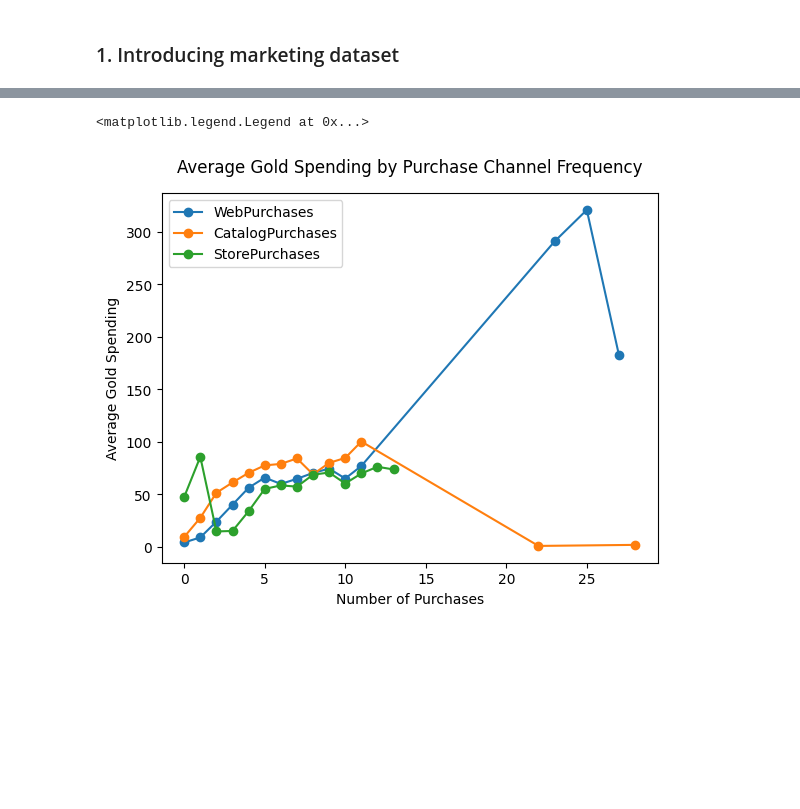
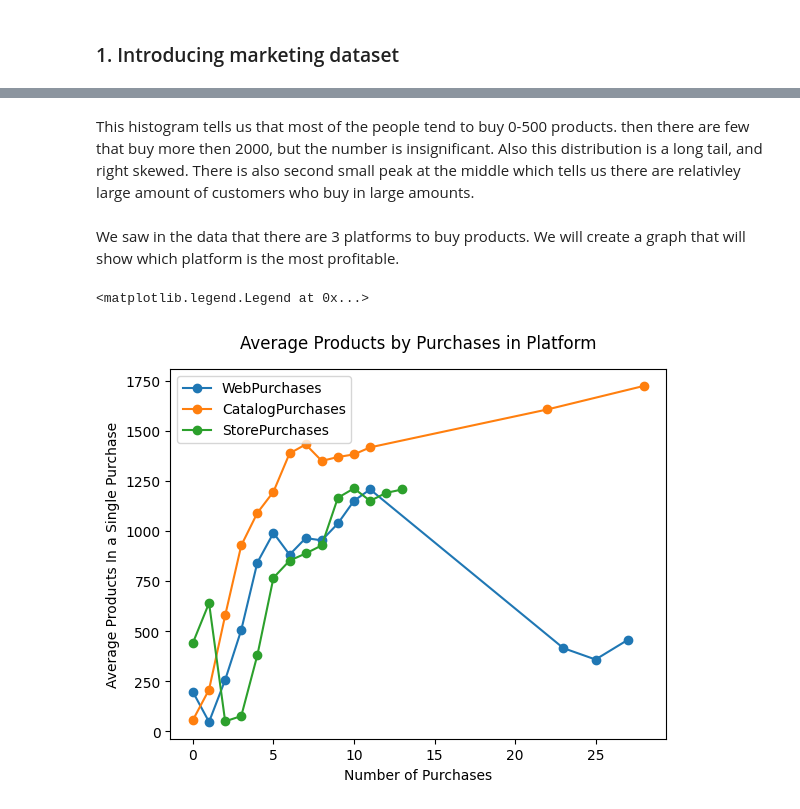
Before and after one commit to GodErlich/TDS-project, a Jupyter notebook: analysis.ipynb, the cells around one changed output, grey strips where cells are left out. Saved outputs shown, nothing was run; the diff lists cells and outputs as text; code cells hidden in the pictures; blank space fills up the shorter version.

```diff
--- a/analysis.ipynb
+++ b/analysis.ipynb
@@ -23,7 +23,12 @@ warnings.filterwarnings("ignore")
 ### 1. Introducing marketing dataset
 # %%
 dtf = pd.read_csv("./data/marketing_campaign.csv", index_col=0, delimiter='\t')
-cols = ['Year_Birth','Education','Marital_Status','Income',	'Kidhome','Teenhome','Dt_Customer',	'Recency','MntWines','MntFruits','MntMeatProducts','MntFishProducts','MntSweetProducts','MntGoldProds',	'NumDealsPurchases'	,'NumWebPurchases',	'NumCatalogPurchases','NumStorePurchases', 'NumWebVisitsMonth','AcceptedCmp3','AcceptedCmp4','AcceptedCmp5','AcceptedCmp1', 'AcceptedCmp2', 'Complain']
+cols = ['Year_Birth','Education','Marital_Status','Income',	'Kidhome','Teenhome','Dt_Customer',	'Recency', 'TotalMntProducts','NumDealsPurchases'	,'NumWebPurchases',	'NumCatalogPurchases','NumStorePurchases', 'NumWebVisitsMonth','AcceptedCmp3','AcceptedCmp4','AcceptedCmp5','AcceptedCmp1', 'AcceptedCmp2', 'Complain']
+total_products = ['MntWines','MntFruits','MntMeatProducts','MntFishProducts','MntSweetProducts','MntGoldProds']
+# summing the total products:
+dtf['TotalMntProducts'] = dtf[total_products].sum(axis=1)
+# remove total products:
+dtf = dtf.drop(total_products, axis=1)
 dtf = dtf[cols]
 dtf.head()
 # %% [output]
@@ -59,0 +56,21 @@ dtf.MntGoldProds.hist()
+# %%
+df = pd.read_csv("./data/marketing_campaign.csv", index_col=0, delimiter='\t')
+total_products = ['MntWines','MntFruits','MntMeatProducts','MntFishProducts','MntSweetProducts','MntGoldProds']
+df['TotalMntProducts'] = df[total_products].sum(axis=1)
+
+percentages = pd.DataFrame()
+for col in total_products:
+    percentages[col] = df[col] / df['TotalMntProducts']
+
+df.drop('TotalMntProducts', axis=1, inplace=True)
+mean_percentages = percentages.mean()
+
+plt.figure(figsize=(5, 4))
+plt.pie(mean_percentages,
+        labels=[col.replace('Mnt', '').replace('Products', '') for col in total_products],
+        autopct='%1.1f%%',
+        startangle=90)
+
+plt.title('Distribution of Product Spending')
+plt.axis('equal')
+plt.show()
@@ -78,14 +116,19 @@ Text(0, 0.5, 'Count')
+# %% [markdown]
+This histogram tells us that most of the people tend to buy 0-500 products. then there are few that buy more then 2000, but the number is insignificant.
+Also this distribution is a long tail, and right skewed. There is also second small peak at the middle which tells us there are relativley large amount of customers who buy in large amounts.
+# %% [markdown]
+We saw in the data that there are 3 platforms to buy products. We will create a graph that will show which platform is the most profitable.
 # %%
 purchase_cols = ['NumWebPurchases', 'NumCatalogPurchases', 'NumStorePurchases']
 channel_spending = []
 for col in purchase_cols:
-    spending_by_purchases = dtf.groupby(col)['MntGoldProds'].mean().reset_index()
-    plt.plot(spending_by_purchases[col], spending_by_purchases['MntGoldProds'],
+    spending_by_purchases = dtf.groupby(col)['TotalMntProducts'].mean().reset_index()
+    plt.plot(spending_by_purchases[col], spending_by_purchases['TotalMntProducts'],
              marker='o', label=col.replace('Num', ''))
-plt.title('Average Gold Spending by Purchase Channel Frequency', fontsize=12, pad=15)
+plt.title('Average Products by Purchases in Platform', fontsize=12, pad=15)
 plt.xlabel('Number of Purchases')
-plt.ylabel('Average Gold Spending')
+plt.ylabel('Average Products In a Single Purchase')
 plt.legend()
 # %% [output]
 <matplotlib.legend.Legend at 0x...>
-[figure, old version]
+[figure, new version]
```
Also changed, not shown: parts of 30 cells of this notebook.
